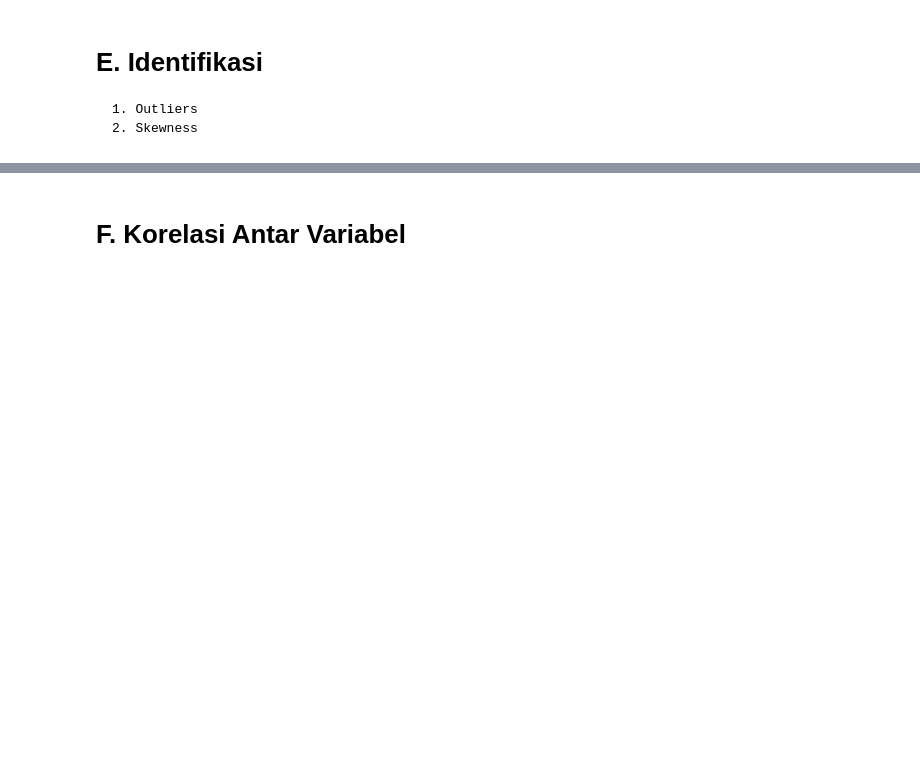
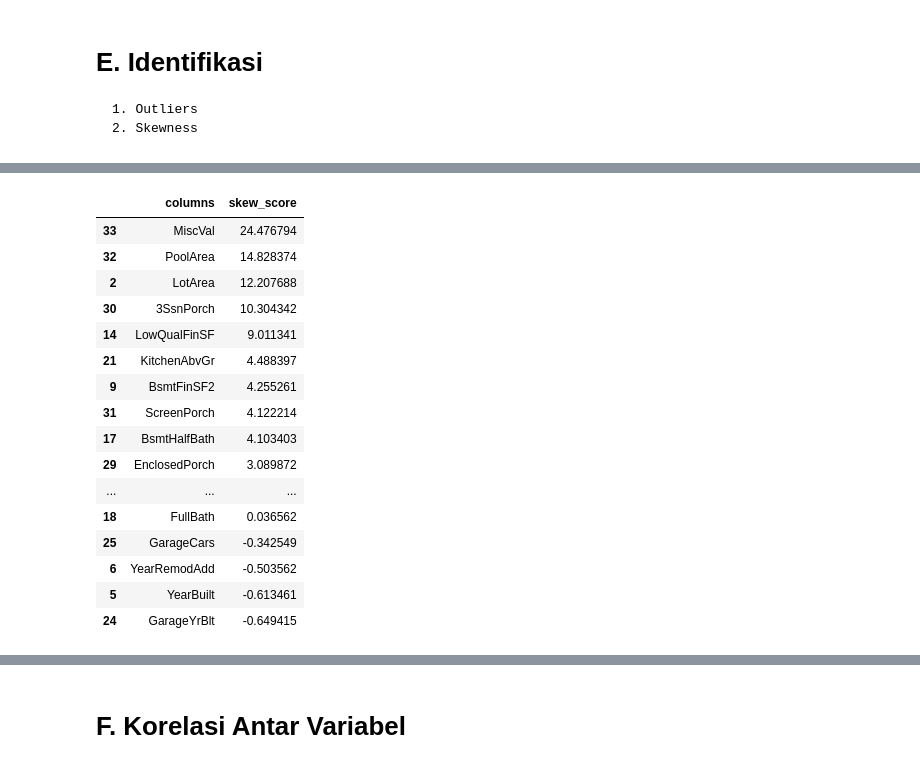
Before and after one commit to universeinme/Journal, a Jupyter notebook: python/hp-rat/processor.ipynb, the cells around one changed output, grey strips where cells are left out. Saved outputs shown, nothing was run; the diff lists cells and outputs as text; code cells hidden in the pictures; blank space fills up the shorter version.

```diff
--- a/python/hp-rat/processor.ipynb
+++ b/python/hp-rat/processor.ipynb
@@ -302,0 +334,22 @@ df2_categoric
+# %%
+skew_report = df2_numeric.skew().reset_index()
+skew_report.columns = ['columns', 'skew_score']
+skew_report.sort_values('skew_score', ascending=False)
+# %% [output]
+|  | columns | skew_score |
+| 33 | MiscVal | 24.476794 |
+| 32 | PoolArea | 14.828374 |
+| 2 | LotArea | 12.207688 |
+| 30 | 3SsnPorch | 10.304342 |
+| 14 | LowQualFinSF | 9.011341 |
+| 21 | KitchenAbvGr | 4.488397 |
+| 9 | BsmtFinSF2 | 4.255261 |
+| 31 | ScreenPorch | 4.122214 |
+| 17 | BsmtHalfBath | 4.103403 |
+| 29 | EnclosedPorch | 3.089872 |
+| ... | ... | ... |
+| 18 | FullBath | 0.036562 |
+| 25 | GarageCars | -0.342549 |
+| 6 | YearRemodAdd | -0.503562 |
+| 5 | YearBuilt | -0.613461 |
+| 24 | GarageYrBlt | -0.649415 |
```
Also changed, not shown: parts of 6 cells of this notebook.
